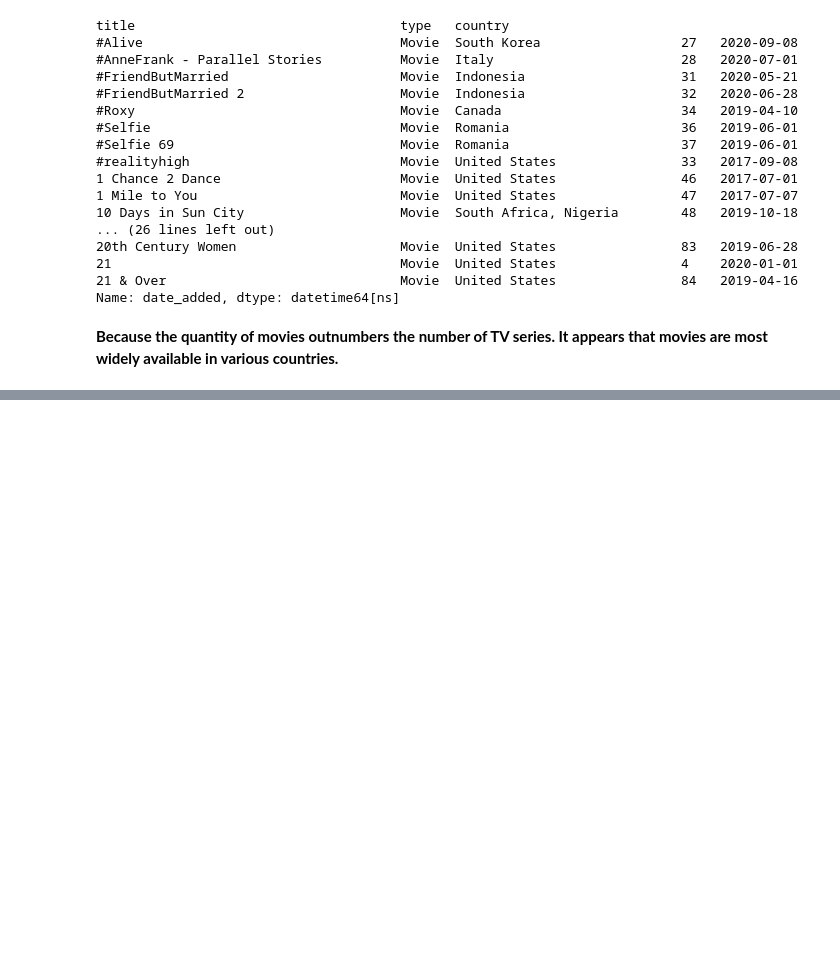
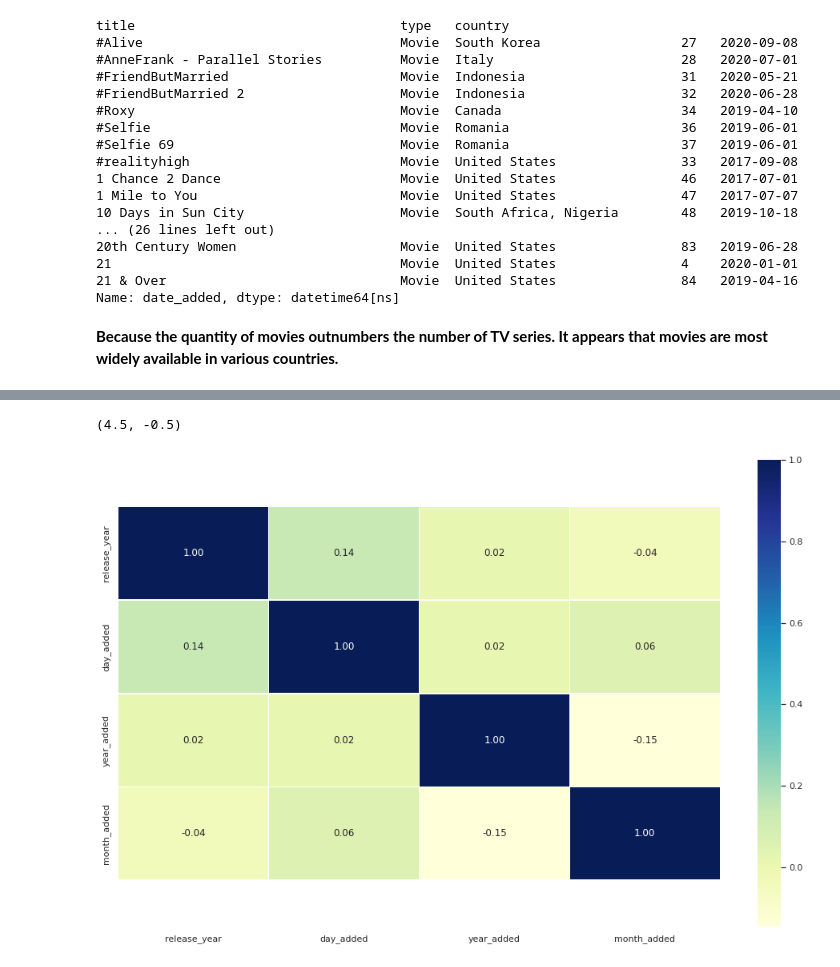
Before and after one commit to Sara19598/Clustering-Analysis-on-Movies-TV-shows-Unsupervised-ML, a Jupyter notebook: NETFLIX_MOVIES_AND_TV_SHOWS_CLUSTERING.ipynb, the cells around one changed output, grey strips where cells are left out. Drawn from its saved outputs; the diff is of its cells as text; code cells hidden in the pictures; blank space fills up the shorter version.

```diff
--- a/NETFLIX_MOVIES_AND_TV_SHOWS_CLUSTERING.ipynb
+++ b/NETFLIX_MOVIES_AND_TV_SHOWS_CLUSTERING.ipynb
@@ -389,0 +579,3 @@ Name: date_added, dtype: datetime64[ns]
+# %%
+corr_matrix = nf.corr()
+corr_matrix
@@ -389,0 +588,14 @@ Name: date_added, dtype: datetime64[ns]
+# %%
+# Let's make our correlation matrix a little prettier
+#visualization of the correlation in the heatmap
+fig, ax = plt.subplots(figsize=(15, 10))
+ax = sns.heatmap(corr_matrix,
+                 annot=True,
+                 linewidths=0.5,
+                 fmt=".2f",
+                 cmap="YlGnBu");
+bottom, top = ax.get_ylim()
+ax.set_ylim(bottom + 0.5, top - 0.5)
+# %% [output]
+(4.5, -0.5)
+[figure, added]
```
Also changed, not shown: parts of 14 cells of this notebook.
